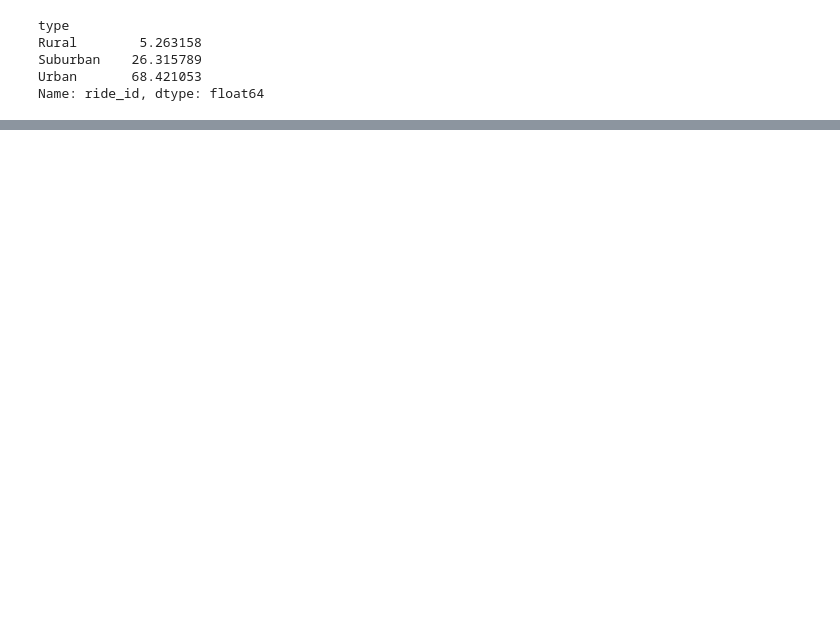
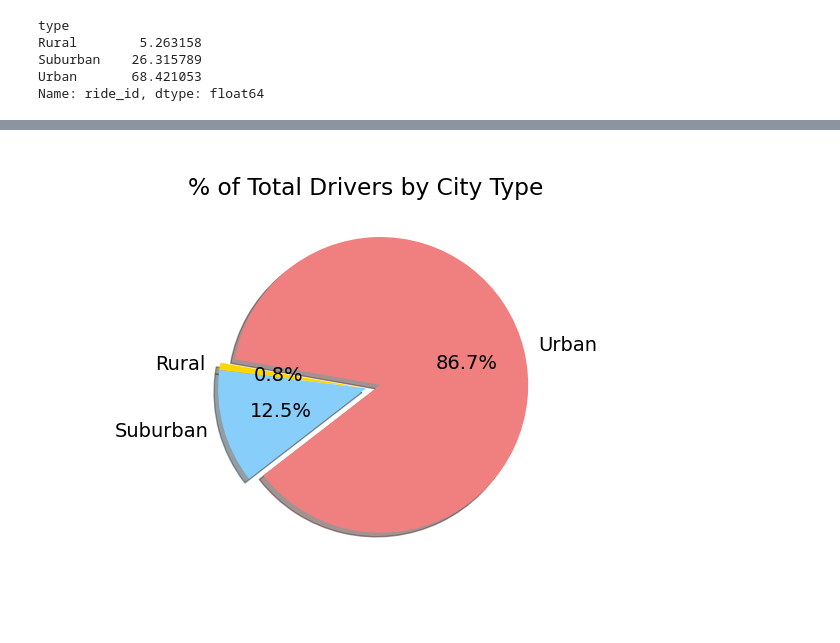
Before and after one commit to DanielMastCA/PyBer_Analysis, a Jupyter notebook: PyBer.ipynb, the cells around one changed output, grey strips where cells are left out. Cells and saved outputs as stored; diff of their text form; code cells hidden in the pictures; blank space fills up the shorter version.

```diff
--- a/PyBer.ipynb
+++ b/PyBer.ipynb
@@ -736,0 +748,22 @@ plt.show()
+# %%
+x_labels = ["Rural", "Suburban", "Urban"]
+explode = [0, 0, 0.1]
+colors = ["gold", "lightskyblue", "lightcoral"]
+
+fig, ax = plt.subplots()
+
+ax.pie(
+    driver_percentages,
+    labels = x_labels,
+    colors = colors,
+    shadow = True,
+    startangle = 170,
+    autopct = "%1.1f%%",
+    explode = explode
+)
+
+ax.set_title("% of Total Drivers by City Type")
+plt.savefig(os.path.join("analysis", "Fig7.png"))
+plt.show()
+# %% [output]
+[figure, added]
```
Also changed, not shown: parts of 4 cells of this notebook, 1 other file.
